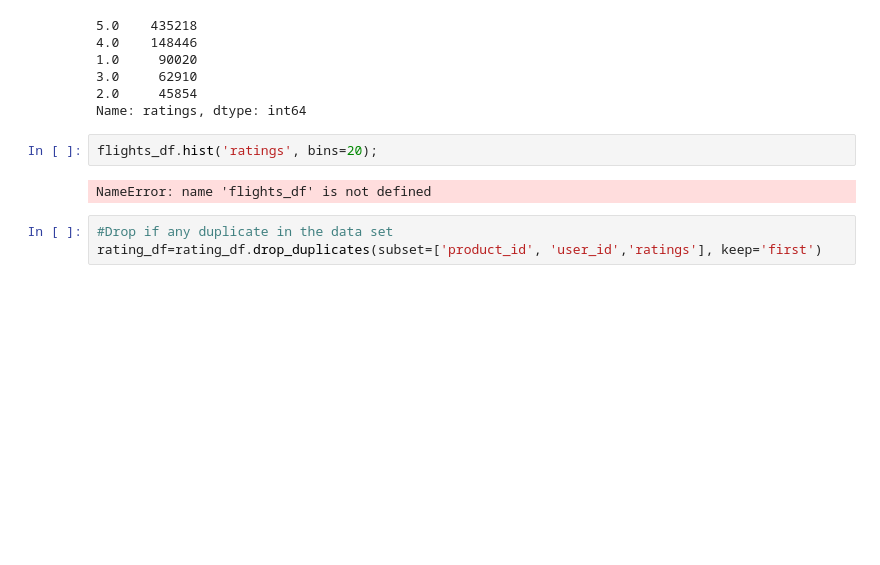
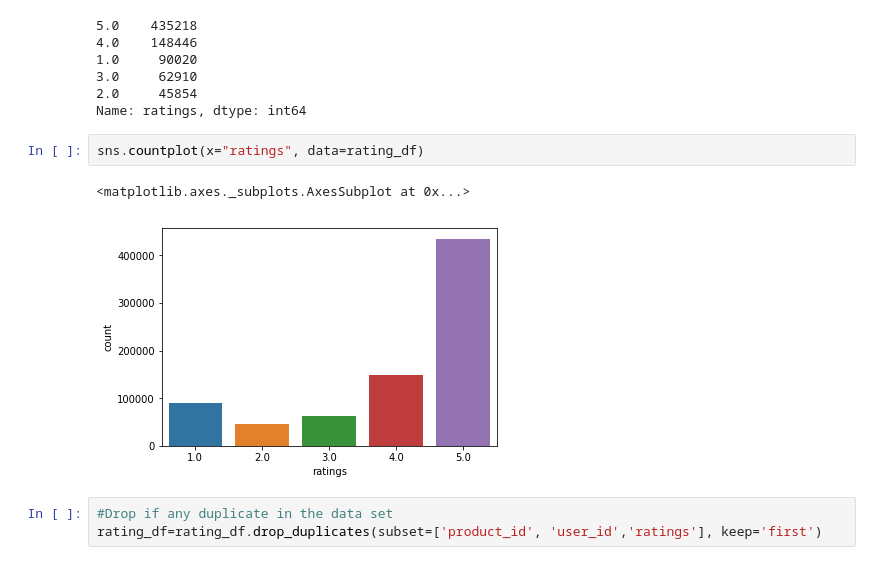
Before and after one commit to GreatLearningAIML1/bangalore-feb-batch-krishnakarthi, a Jupyter notebook: Projects/R5_Recommendation System/RecommSystems_R5_Project1.ipynb, the cells around one changed output. Cells and saved outputs as stored; diff of their text form; blank space fills up the shorter version.

```diff
--- a/Projects/R5_Recommendation System/RecommSystems_R5_Project1.ipynb
+++ b/Projects/R5_Recommendation System/RecommSystems_R5_Project1.ipynb
@@ -133,10 +133,11 @@ rating_df.ratings.value_counts()
 3.0     62910
 2.0     45854
 Name: ratings, dtype: int64
-# %%
-flights_df.hist('ratings', bins=20);
-# %% [output]
-NameError: name 'flights_df' is not defined
+# %%
+sns.countplot(x="ratings", data=rating_df)
+# %% [output]
+<matplotlib.axes._subplots.AxesSubplot at 0x...>
+[figure, added]
 # %%
 #Drop if any duplicate in the data set
 rating_df=rating_df.drop_duplicates(subset=['product_id', 'user_id','ratings'], keep='first')
```
Also changed, not shown: parts of 11 cells of this notebook.
